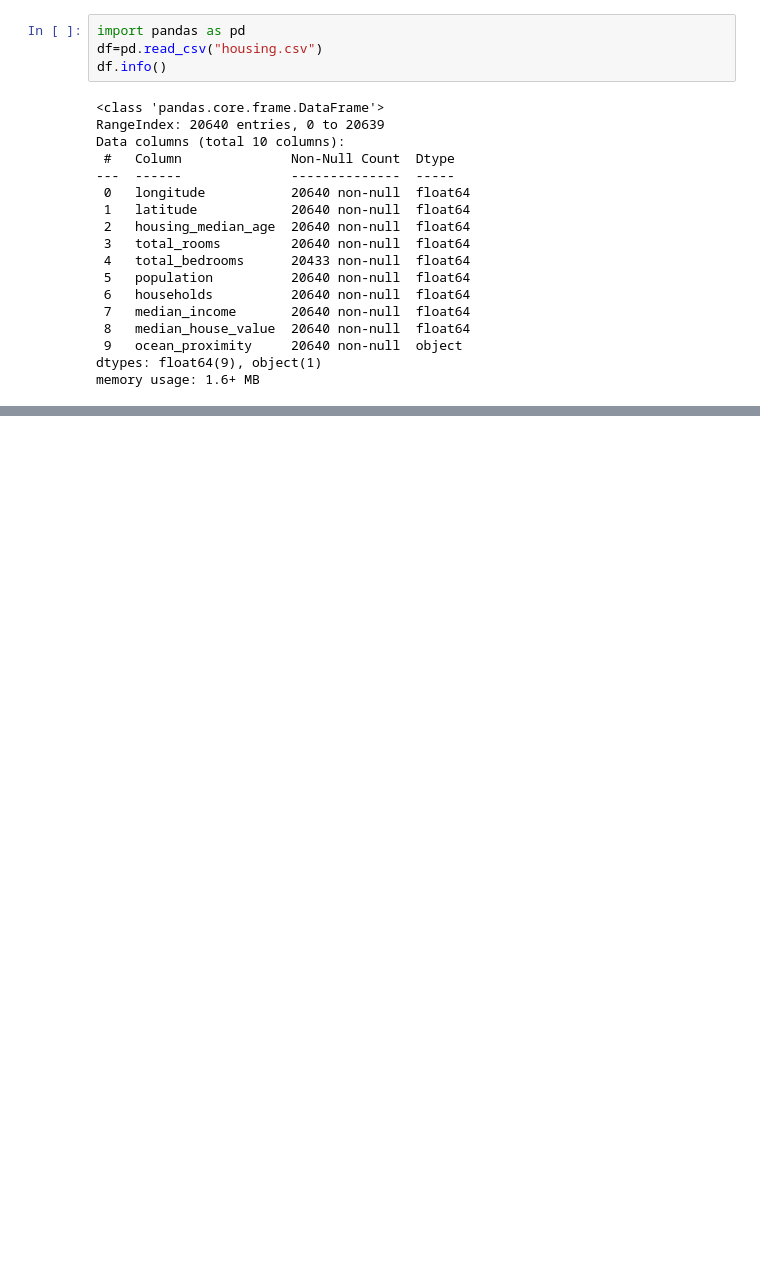
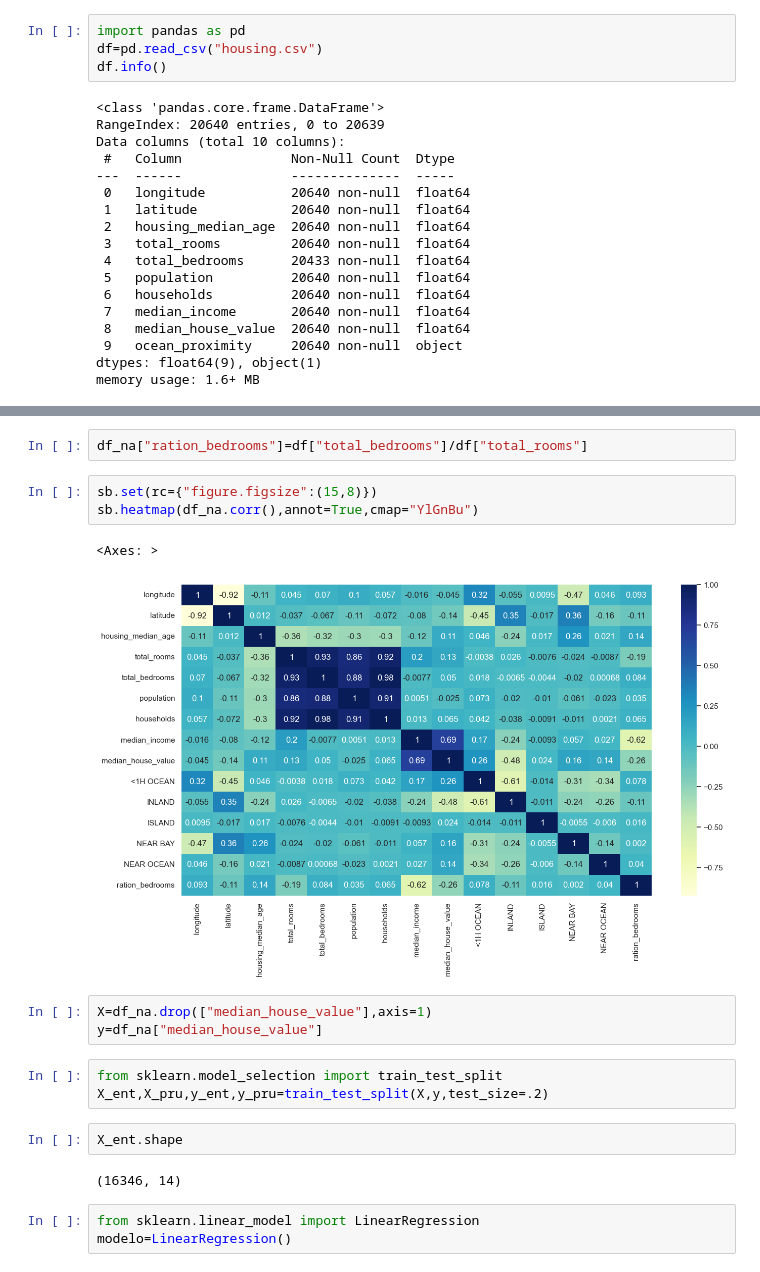
Before and after one commit to Mind0T/Entreno-code, a Jupyter notebook: python/inteligenciaArtificialDom/Casas_California/repaso.ipynb, the cells around one changed output, grey strips where cells are left out. Saved outputs shown, nothing was run; the diff lists cells and outputs as text; blank space fills up the shorter version.

```diff
--- a/python/inteligenciaArtificialDom/Casas_California/repaso.ipynb
+++ b/python/inteligenciaArtificialDom/Casas_California/repaso.ipynb
@@ -43,0 +152,21 @@ df.describe()
+# %%
+df_na["ration_bedrooms"]=df["total_bedrooms"]/df["total_rooms"]
+# %%
+sb.set(rc={"figure.figsize":(15,8)})
+sb.heatmap(df_na.corr(),annot=True,cmap="YlGnBu")
+# %% [output]
+<Axes: >
+[figure, added]
+# %%
+X=df_na.drop(["median_house_value"],axis=1)
+y=df_na["median_house_value"]
+# %%
+from sklearn.model_selection import train_test_split
+X_ent,X_pru,y_ent,y_pru=train_test_split(X,y,test_size=.2)
+# %%
+X_ent.shape
+# %% [output]
+(16346, 14)
+# %%
+from sklearn.linear_model import LinearRegression
+modelo=LinearRegression()
```
Also changed, not shown: parts of 23 cells of this notebook, 1 other file.
